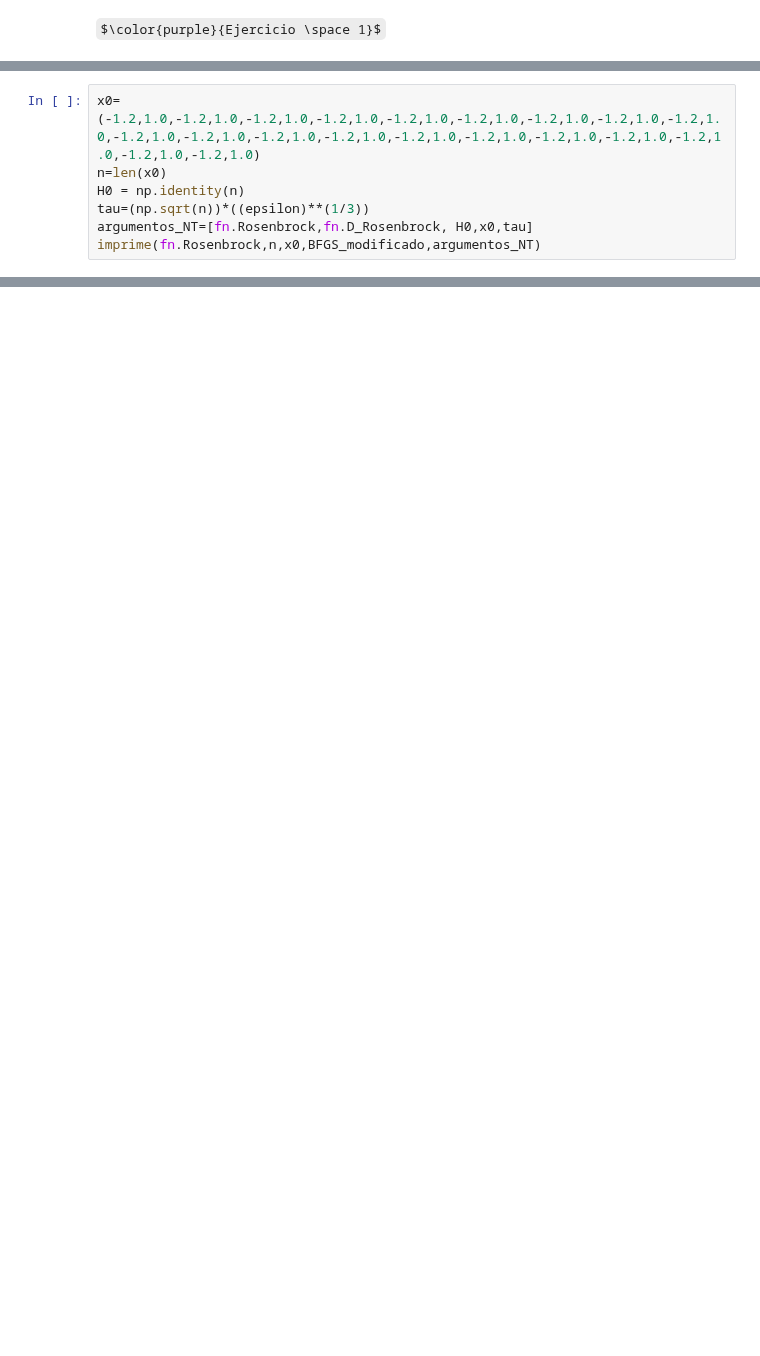
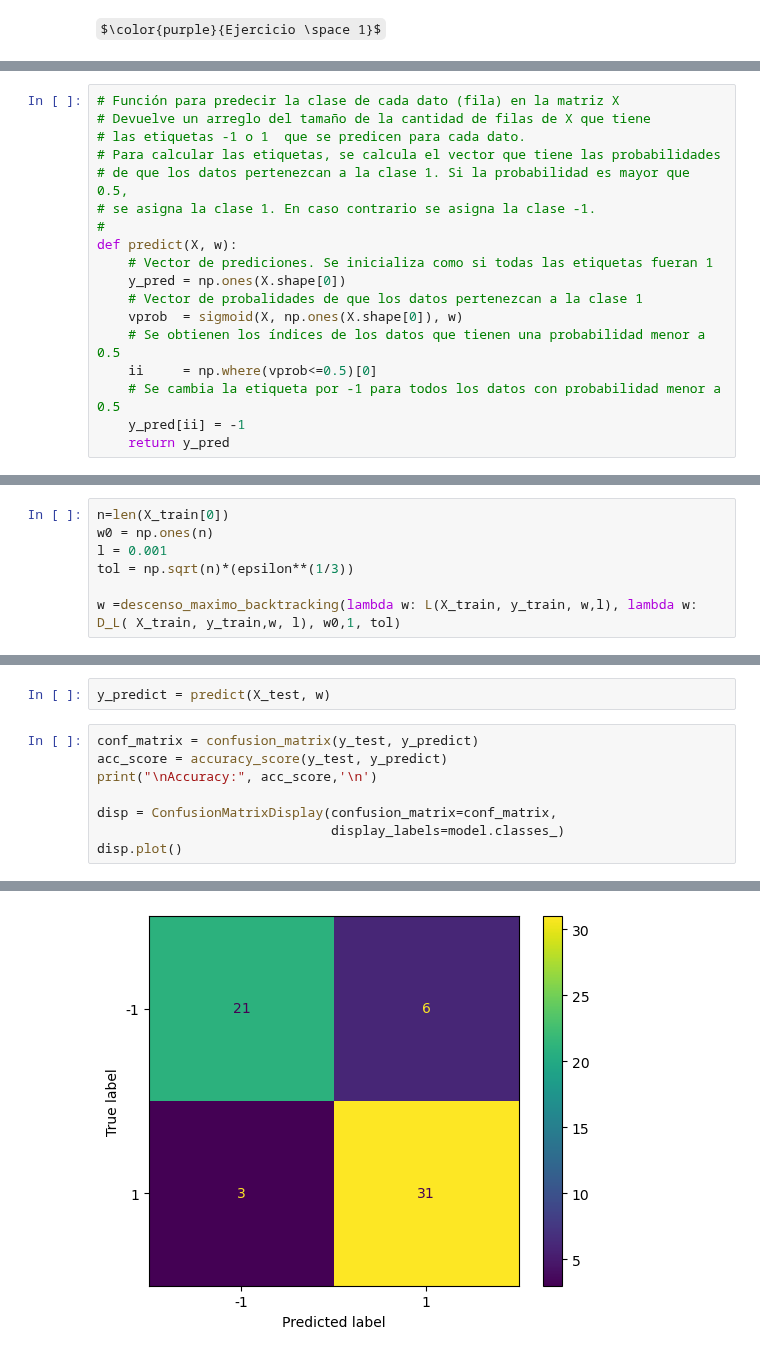
Before and after one commit to LaMaga98/cimat2023-1, a Jupyter notebook: optimizacion/09_tarea_optimizacion/opti_tarea9_YSGG.ipynb, the cells around one changed output, grey strips where cells are left out. Drawn from its saved outputs; the diff is of its cells as text; some formulas as TeX source; blank space fills up the shorter version.

```diff
--- a/optimizacion/09_tarea_optimizacion/opti_tarea9_YSGG.ipynb
+++ b/optimizacion/09_tarea_optimizacion/opti_tarea9_YSGG.ipynb
@@ -354,7 +138,0 @@ Sí se cumplio el criterio de convergencia
-# %%
-x0=(-1.2,1.0,-1.2,1.0,-1.2,1.0,-1.2,1.0,-1.2,1.0,-1.2,1.0,-1.2,1.0,-1.2,1.0,-1.2,1.0,-1.2,1.0,-1.2,1.0,-1.2,1.0,-1.2,1.0,-1.2,1.0,-1.2,1.0,-1.2,1.0,-1.2,1.0,-1.2,1.0,-1.2,1.0,-1.2,1.0)
-n=len(x0)
-H0 = np.identity(n)
-tau=(np.sqrt(n))*((epsilon)**(1/3))
-argumentos_NT=[fn.Rosenbrock,fn.D_Rosenbrock, H0,x0,tau]
-imprime(fn.Rosenbrock,n,x0,BFGS_modificado,argumentos_NT)
@@ -371,0 +172,18 @@ No encontró el mínimo para Rosenbrock n=20,40, llegó a un punto que no es el
+# %%
+# Función para predecir la clase de cada dato (fila) en la matriz X
+# Devuelve un arreglo del tamaño de la cantidad de filas de X que tiene
+# las etiquetas -1 o 1  que se predicen para cada dato.
+# Para calcular las etiquetas, se calcula el vector que tiene las probabilidades
+# de que los datos pertenezcan a la clase 1. Si la probabilidad es mayor que 0.5,
+# se asigna la clase 1. En caso contrario se asigna la clase -1.
+#
+def predict(X, w):
+    # Vector de prediciones. Se inicializa como si todas las etiquetas fueran 1
+    y_pred = np.ones(X.shape[0])
+    # Vector de probalidades de que los datos pertenezcan a la clase 1
+    vprob  = sigmoid(X, np.ones(X.shape[0]), w)
+    # Se obtienen los índices de los datos que tienen una probabilidad menor a 0.5
+    ii     = np.where(vprob<=0.5)[0]
+    # Se cambia la etiqueta por -1 para todos los datos con probabilidad menor a 0.5
+    y_pred[ii] = -1
+    return y_pred
@@ -371,0 +281,7 @@ No encontró el mínimo para Rosenbrock n=20,40, llegó a un punto que no es el
+# %%
+n=len(X_train[0])
+w0 = np.ones(n)
+l = 0.001
+tol = np.sqrt(n)*(epsilon**(1/3))
+
+w =descenso_maximo_backtracking(lambda w: L(X_train, y_train, w,l), lambda w: D_L( X_train, y_train,w, l), w0,1, tol)
@@ -371,0 +297,11 @@ No encontró el mínimo para Rosenbrock n=20,40, llegó a un punto que no es el
+# %%
+y_predict = predict(X_test, w)
+# %%
+conf_matrix = confusion_matrix(y_test, y_predict)
+acc_score = accuracy_score(y_test, y_predict)
+print("\nAccuracy:", acc_score,'\n')
+
+disp = ConfusionMatrixDisplay(confusion_matrix=conf_matrix,
+                              display_labels=model.classes_)
+disp.plot()
+# %% [output]
@@ -371,0 +310 @@ No encontró el mínimo para Rosenbrock n=20,40, llegó a un punto que no es el
+[figure, added]
```
Also changed, not shown: parts of 59 cells of this notebook, 1 other file.
